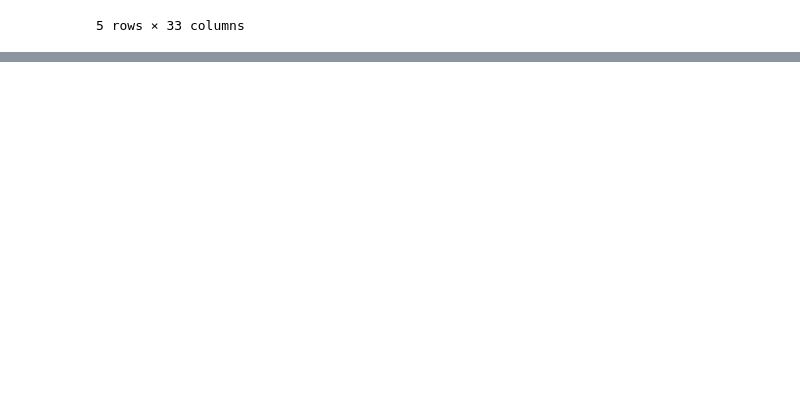
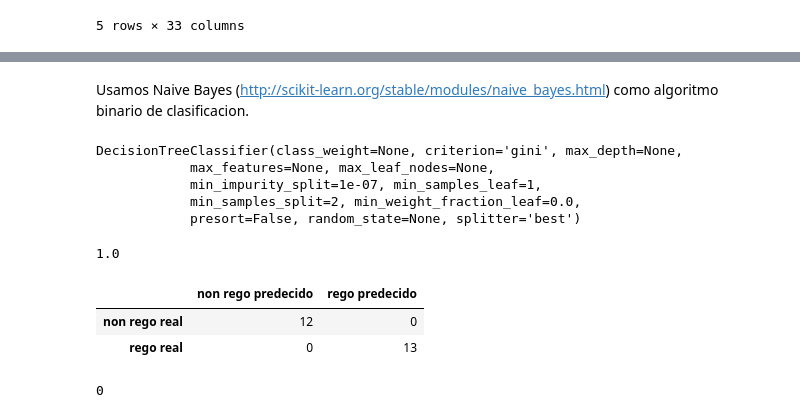
Before and after one commit to dmuinoo/password, a Jupyter notebook: Untitled.ipynb, the cells around one changed output, grey strips where cells are left out. Cells and saved outputs as stored; diff of their text form; code cells hidden in the pictures; blank space fills up the shorter version.

Commit message:
machine learning

```diff
--- a/Untitled.ipynb
+++ b/Untitled.ipynb
@@ -104,0 +114,6 @@ lñkasljdghs+ñçkdfh
+# %%
+Separamos los datos del dataframe en valores(X) y etiquetas(y) y en entrenamiento y test
+X_train, X_test, y_train, y_test = train_test_split(data, target, test_size=0.2)
+print (X_train.shape, y_train.shape)
+print (X_test.shape, y_test.shape)
+print (X_train)
@@ -104,0 +138,36 @@ lñkasljdghs+ñçkdfh
+# %% [markdown]
+Usamos Naive Bayes (http://scikit-learn.org/stable/modules/naive_bayes.html) como algoritmo binario de clasificacion.
+# %%
+
+# Le pasamos un arbol de clasificacion
+model = tree.DecisionTreeClassifier()
+# %%
+# lo entrenamos
+
+model.fit(X_train, y_train)
+# %% [output]
+DecisionTreeClassifier(class_weight=None, criterion='gini', max_depth=None,
+            max_features=None, max_leaf_nodes=None,
+            min_impurity_split=1e-07, min_samples_leaf=1,
+            min_samples_split=2, min_weight_fraction_leaf=0.0,
+            presort=False, random_state=None, splitter='best')
+# %%
+# probamos con los datos de test
+y_predict = model.predict(X_test)
+# %%
+# y vemos el accuracy Si sale un 1 es que lo hemos clavado. 100% (posible problema de sobre entrenamiento, es decir los valores se adaptan a nuestro parametros exactamente, pero si introducimos otro parametro el resultado no seria exacto.)
+
+accuracy_score(y_test, y_predict)
+# %% [output]
+1.0
+# %%
+# podemos observar4 la matriz de confusion, como podemos observar no hay ningun falso positivo
+pd.DataFrame(
+    confusion_matrix(y_test, y_predict),
+    columns=['non rego predecido', 'rego predecido'],
+    index=['non rego real', 'rego real']
+)
+# %% [output]
+|  | non rego predecido | rego predecido |
+| non rego real | 12 | 0 |
+| rego real | 0 | 13 |
@@ -104,0 +176,4 @@ lñkasljdghs+ñçkdfh
+# %%
+call(['dot', '-T', 'png', 'tree.dot', '-o', 'tree.png'])
+# %% [output]
+0
```
Also changed, not shown: parts of 10 cells of this notebook.
